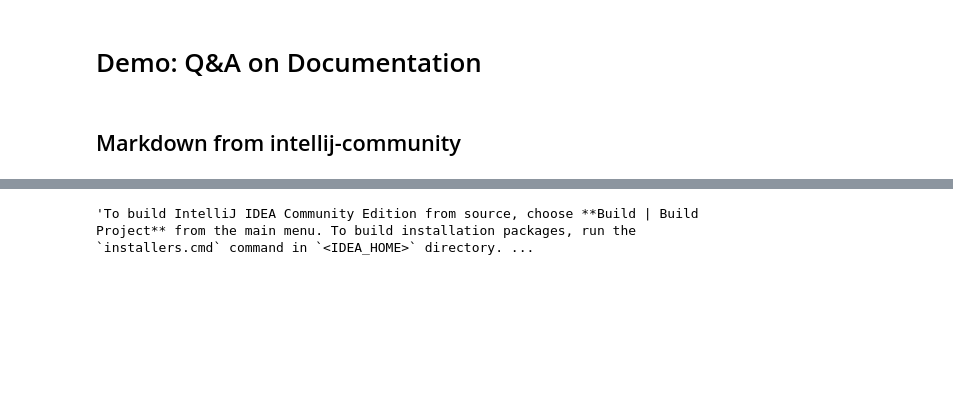
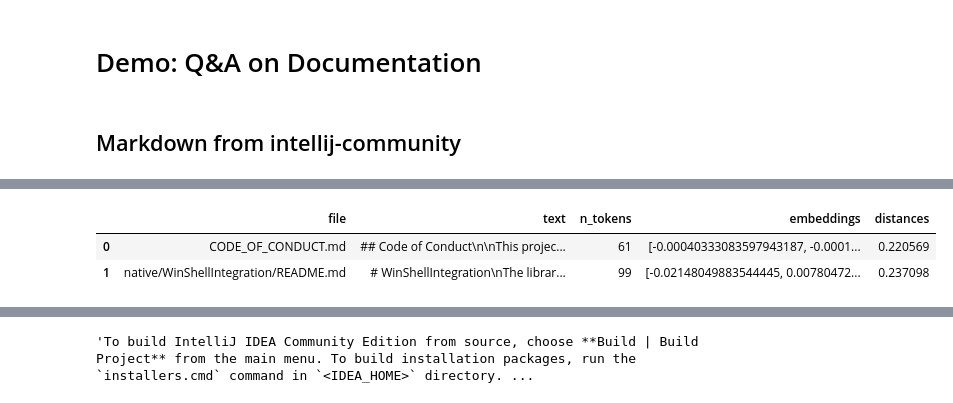
Before and after one commit to bzz/jet-search, a Jupyter notebook: gpt3_doc_q_and_a.ipynb, the cells around one changed output, grey strips where cells are left out. Cells and saved outputs as stored; diff of their text form; code cells hidden in the pictures; blank space fills up the shorter version.

```diff
--- a/gpt3_doc_q_and_a.ipynb
+++ b/gpt3_doc_q_and_a.ipynb
@@ -13,0 +45,6 @@ df_ij_doc = pd.read_pickle(ij_doc_embeddings)
+# %%
+df_ij_doc.head(2)
+# %% [output]
+|  | file | text | n_tokens | embeddings | distances |
+| 0 | CODE_OF_CONDUCT.md | ## Code of Conduct\n\nThis projec... | 61 | [-0.00040333083597943187, -0.0001... | 0.220569 |
+| 1 | native/WinShellIntegration/README.md | # WinShellIntegration\nThe librar... | 99 | [-0.02148049883544445, 0.00780472... | 0.237098 |
```
Also changed, not shown: parts of 77 cells of this notebook.
